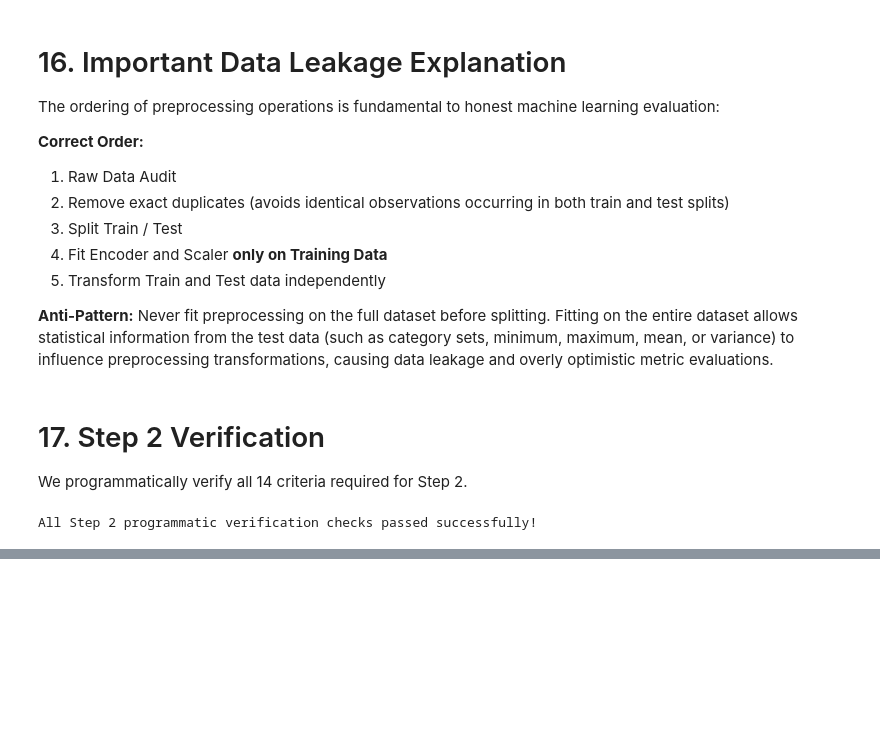
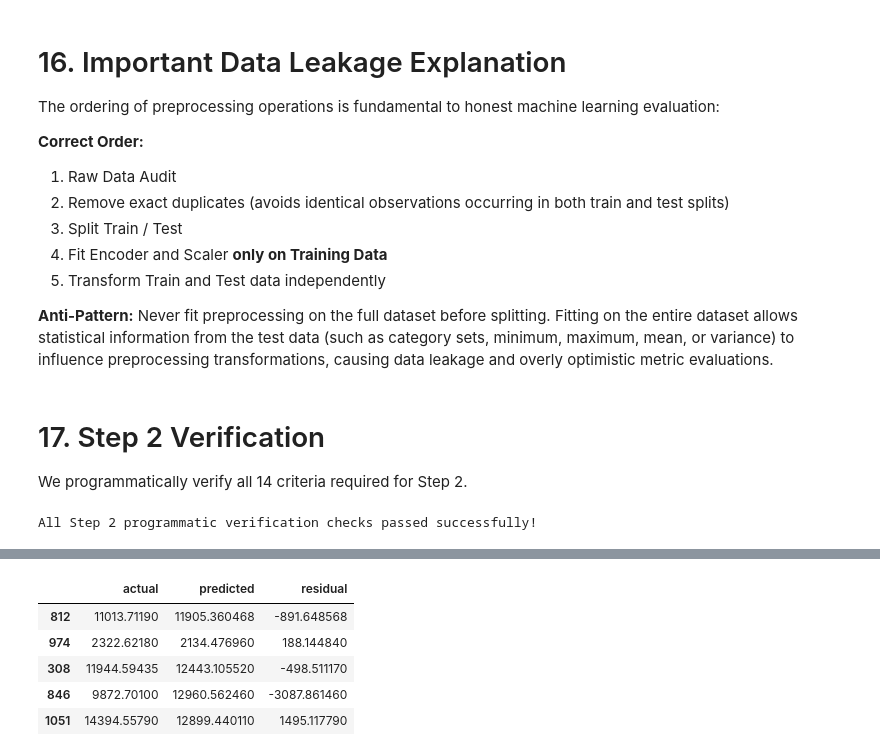
Before and after one commit to abed-dvp/insurance-model-performance-metrics, a Jupyter notebook: notebook.ipynb, the cells around one changed output, grey strips where cells are left out. Saved outputs shown, nothing was run; the diff lists cells and outputs as text; code cells hidden in the pictures; blank space fills up the shorter version.

```diff
--- a/notebook.ipynb
+++ b/notebook.ipynb
@@ -688,0 +767,17 @@ All Step 2 programmatic verification checks passed successfully!
+# %%
+residuals = y_test - y_pred
+
+results = pd.DataFrame({
+    "actual": y_test,
+    "predicted": y_pred,
+    "residual": residuals
+})
+
+results.head()
+# %% [output]
+|  | actual | predicted | residual |
+| 812 | 11013.71190 | 11905.360468 | -891.648568 |
+| 974 | 2322.62180 | 2134.476960 | 188.144840 |
+| 308 | 11944.59435 | 12443.105520 | -498.511170 |
+| 846 | 9872.70100 | 12960.562460 | -3087.861460 |
+| 1051 | 14394.55790 | 12899.440110 | 1495.117790 |
```
Also changed, not shown: parts of 22 cells of this notebook, 1 other file.
